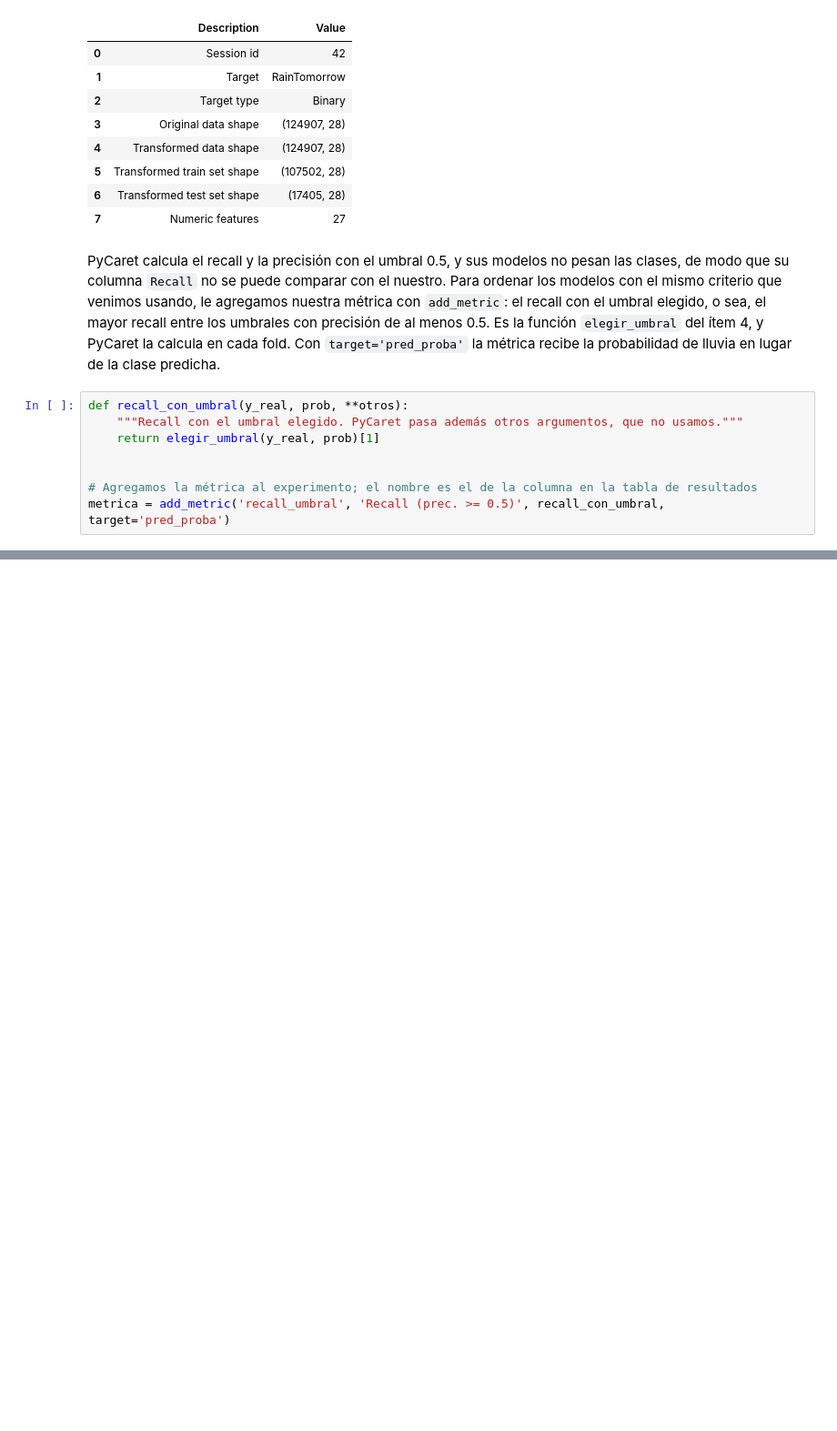
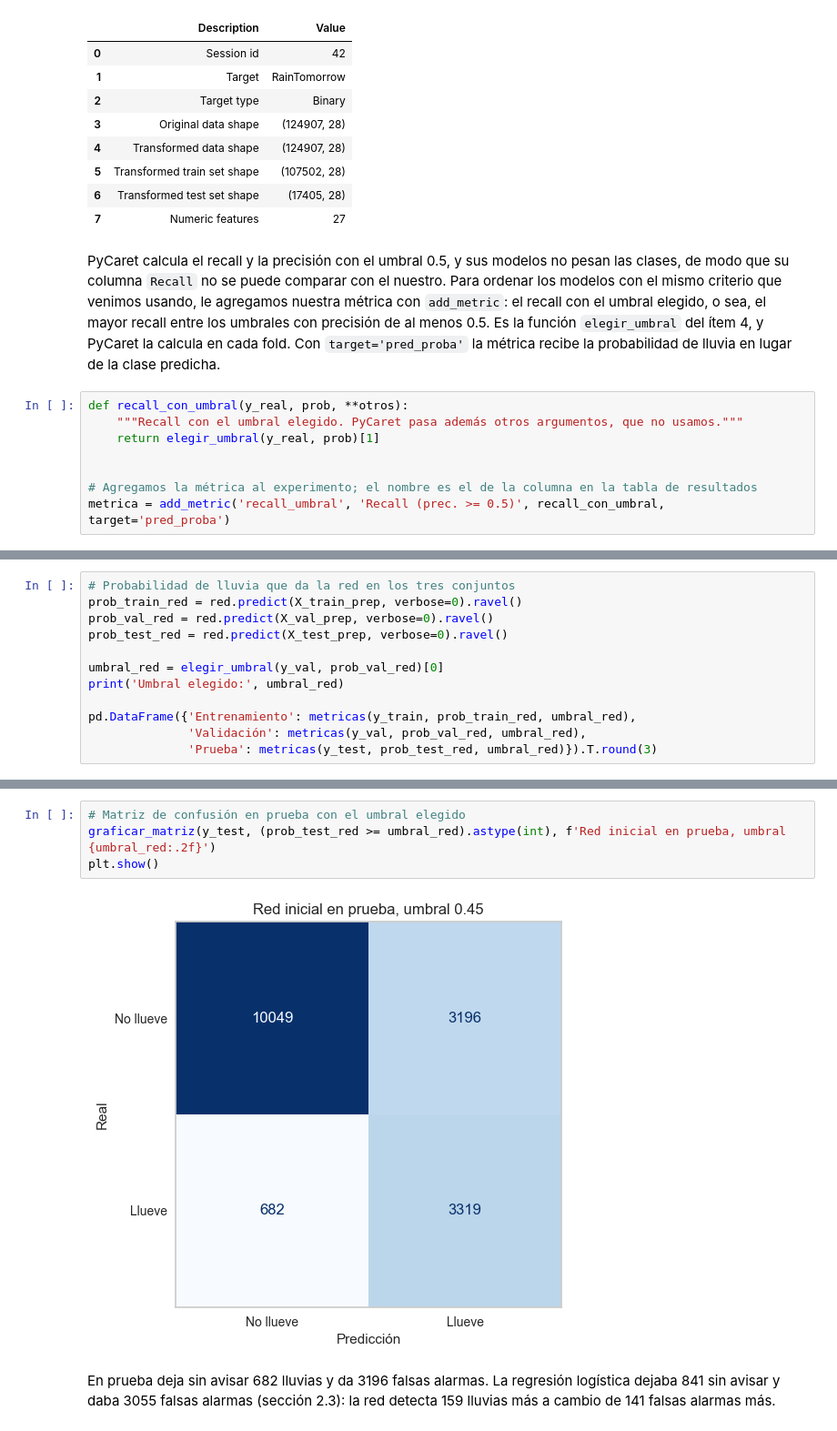
Before and after one commit to ismadarruiz-atr/TP_AA1_Calabozo_Darruiz_DiCarlo_Giuntoli, a Jupyter notebook: TP_2/TP-clasificacion-AA1.ipynb, the cells around one changed output, grey strips where cells are left out. Shown at 91% size. Cells and saved outputs as stored; diff of their text form; blank space fills up the shorter version.

```diff
--- a/TP_2/TP-clasificacion-AA1.ipynb
+++ b/TP_2/TP-clasificacion-AA1.ipynb
@@ -1528,0 +1642,12 @@ llevó: sacar `RainfallTomorrow`, dividir por fecha, preparar los datos y elegir
+# %%
+# Probabilidad de lluvia que da la red en los tres conjuntos
+prob_train_red = red.predict(X_train_prep, verbose=0).ravel()
+prob_val_red = red.predict(X_val_prep, verbose=0).ravel()
+prob_test_red = red.predict(X_test_prep, verbose=0).ravel()
+
+umbral_red = elegir_umbral(y_val, prob_val_red)[0]
+print('Umbral elegido:', umbral_red)
+
+pd.DataFrame({'Entrenamiento': metricas(y_train, prob_train_red, umbral_red),
+              'Validación': metricas(y_val, prob_val_red, umbral_red),
+              'Prueba': metricas(y_test, prob_test_red, umbral_red)}).T.round(3)
@@ -1528,0 +1665,9 @@ llevó: sacar `RainfallTomorrow`, dividir por fecha, preparar los datos y elegir
+# %%
+# Matriz de confusión en prueba con el umbral elegido
+graficar_matriz(y_test, (prob_test_red >= umbral_red).astype(int), f'Red inicial en prueba, umbral {umbral_red:.2f}')
+plt.show()
+# %% [output]
+[figure, added]
+# %% [markdown]
+En prueba deja sin avisar 682 lluvias y da 3196 falsas alarmas. La regresión logística dejaba 841 sin avisar y daba
+3055 falsas alarmas (sección 2.3): la red detecta 159 lluvias más a cambio de 141 falsas alarmas más.
```
Also changed, not shown: parts of 58 cells of this notebook, 11 other files.
